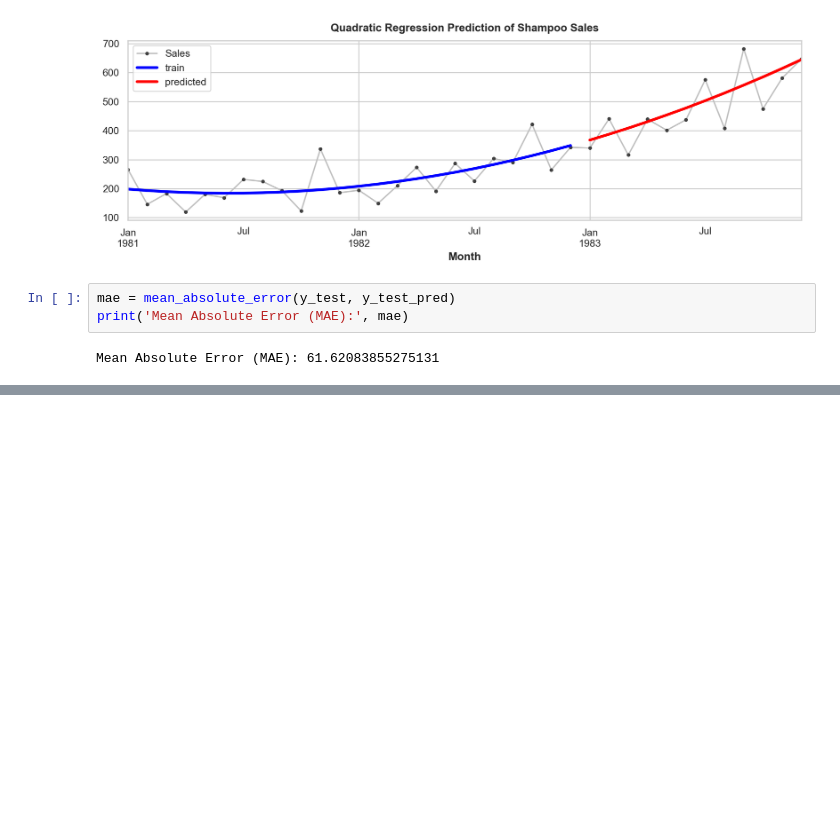
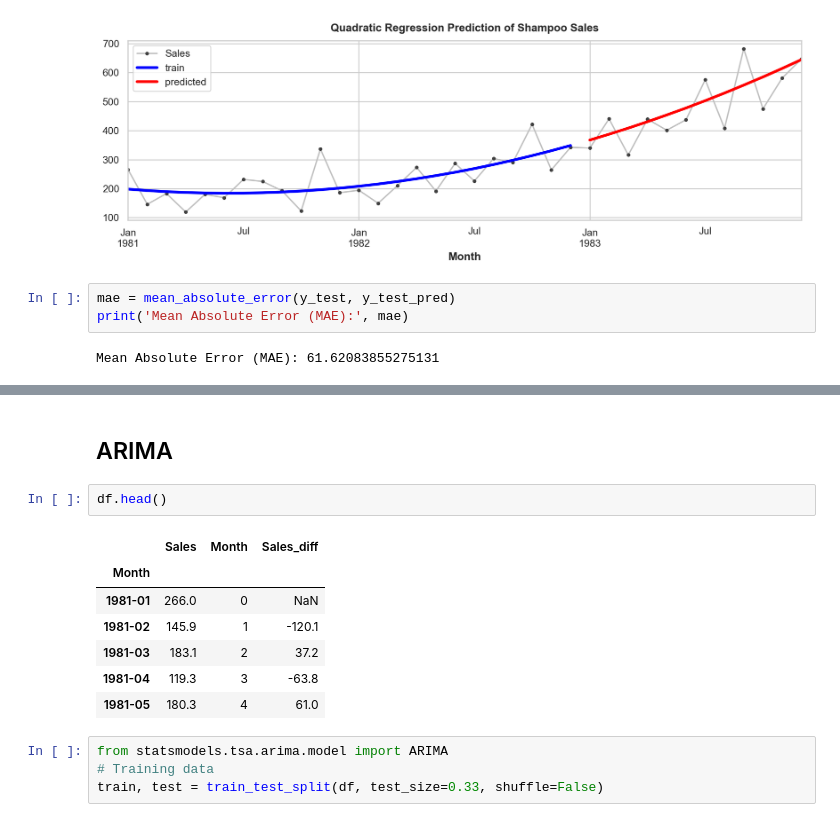
Before and after one commit to Jenutka/shampoo_sales_dataset, a Jupyter notebook: shampoo_prediction.ipynb, the cells around one changed output, grey strips where cells are left out. Saved outputs shown, nothing was run; the diff lists cells and outputs as text; blank space fills up the shorter version.

```diff
--- a/shampoo_prediction.ipynb
+++ b/shampoo_prediction.ipynb
@@ -136,0 +167,16 @@ Mean Absolute Error (MAE): 61.62083855275131
+# %% [markdown]
+## ARIMA
+# %%
+df.head()
+# %% [output]
+|  | Sales | Month | Sales_diff |
+| Month |  |  |  |
+| 1981-01 | 266.0 | 0 | NaN |
+| 1981-02 | 145.9 | 1 | -120.1 |
+| 1981-03 | 183.1 | 2 | 37.2 |
+| 1981-04 | 119.3 | 3 | -63.8 |
+| 1981-05 | 180.3 | 4 | 61.0 |
+# %%
+from statsmodels.tsa.arima.model import ARIMA
+# Training data
+train, test = train_test_split(df, test_size=0.33, shuffle=False)
```
Also changed, not shown: parts of 17 cells of this notebook, 7 other files.
